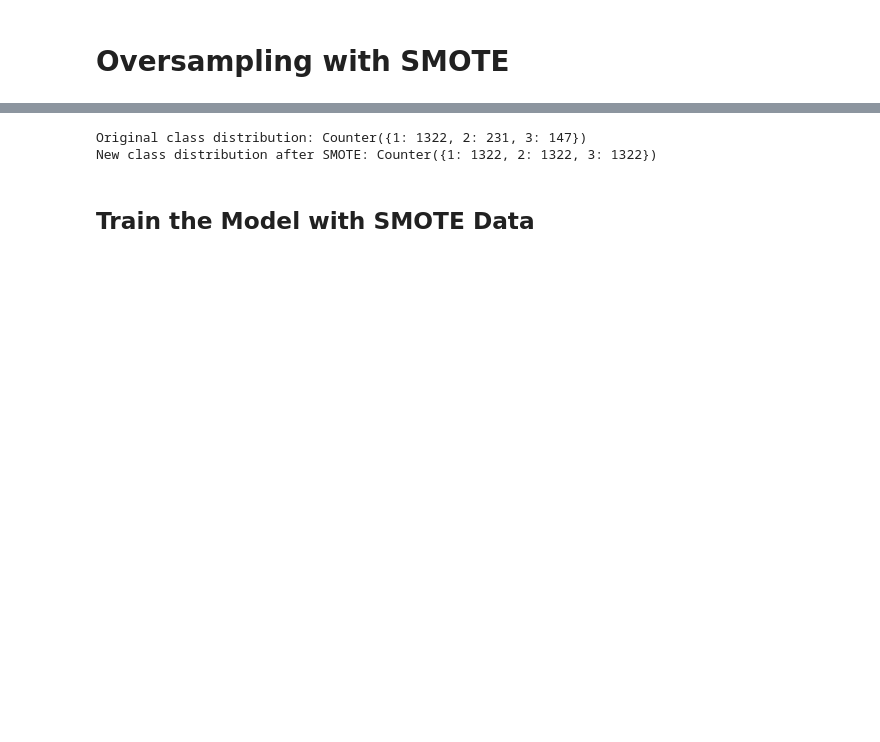
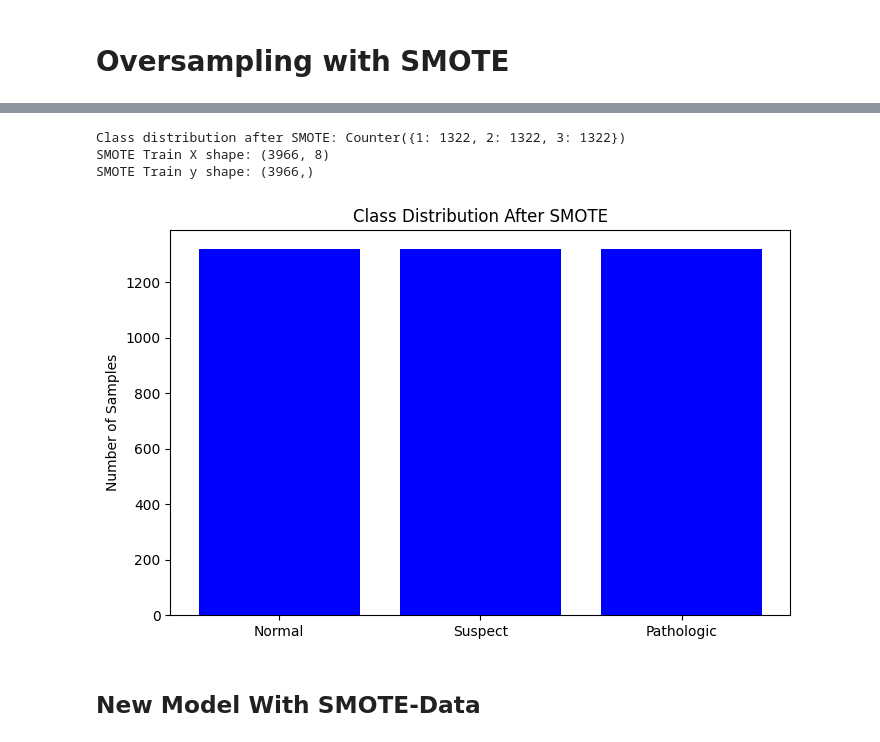
Before and after one commit to marvinschuett/Automated-CTG-analysis, a Jupyter notebook: 3_Model/model_definition_evaluation.ipynb, the cells around one changed output, grey strips where cells are left out. Drawn from its saved outputs; the diff is of its cells as text; code cells hidden in the pictures; blank space fills up the shorter version.

```diff
--- a/3_Model/model_definition_evaluation.ipynb
+++ b/3_Model/model_definition_evaluation.ipynb
@@ -698,18 +556,42 @@ Note: you may need to restart the kernel to use updated packages.
-# %%
-from imblearn.over_sampling import SMOTE
-from collections import Counter
-
-# Erstelle eine SMOTE-Instanz
-smote = SMOTE(random_state=42)
-
-# Wende SMOTE auf die Trainingsdaten an
-X_train_smote, y_train_smote = smote.fit_resample(X_train_scaled_all, y_train)
-
-# Überprüfe die neue Klassenverteilung
-print("Original class distribution:", Counter(y_train))
-print("New class distribution after SMOTE:", Counter(y_train_smote))
-# %% [output]
-Original class distribution: Counter({1: 1322, 2: 231, 3: 147})
-New class distribution after SMOTE: Counter({1: 1322, 2: 1322, 3: 1322})
+# %%
+from imblearn.over_sampling import SMOTE
+from collections import Counter
+
+from imblearn.over_sampling import SMOTE
+from collections import Counter
+
+# Initialize SMOTE
+smote = SMOTE(random_state=42)
+# Apply SMOTE to the training data
+X_train_smote, y_train_smote = smote.fit_resample(X_train_scaled_selected, y_train)
+# Check the new class distribution
+print("Class distribution after SMOTE:", Counter(y_train_smote))
+# Check the new shapes of the datasets
+print("SMOTE Train X shape:", X_train_smote.shape)
+print("SMOTE Train y shape:", y_train_smote.shape)
+
+
+
+from tensorflow.keras.utils import to_categorical
+
+y_train_smote_categorical = to_categorical(y_train_smote)  # One-Hot-Encoding
+# %% [output]
+Class distribution after SMOTE: Counter({1: 1322, 2: 1322, 3: 1322})
+SMOTE Train X shape: (3966, 8)
+SMOTE Train y shape: (3966,)
+# %%
+# Class distribution after SMOTE
+classes = [1, 2, 3]
+counts = [1322, 1322, 1322]
+
+# Plotting the class distribution with blue bars
+plt.figure(figsize=(8, 5))
+plt.bar(classes, counts, color='blue', tick_label=["Normal", "Suspect", "Pathologic"])
+plt.title("Class Distribution After SMOTE")
+plt.xlabel("")
+plt.ylabel("Number of Samples")
+plt.show()
+# %% [output]
+[figure, added]
 # %% [markdown]
-## Train the Model with SMOTE Data
+## New Model With SMOTE-Data
```
Also changed, not shown: parts of 83 cells of this notebook.
